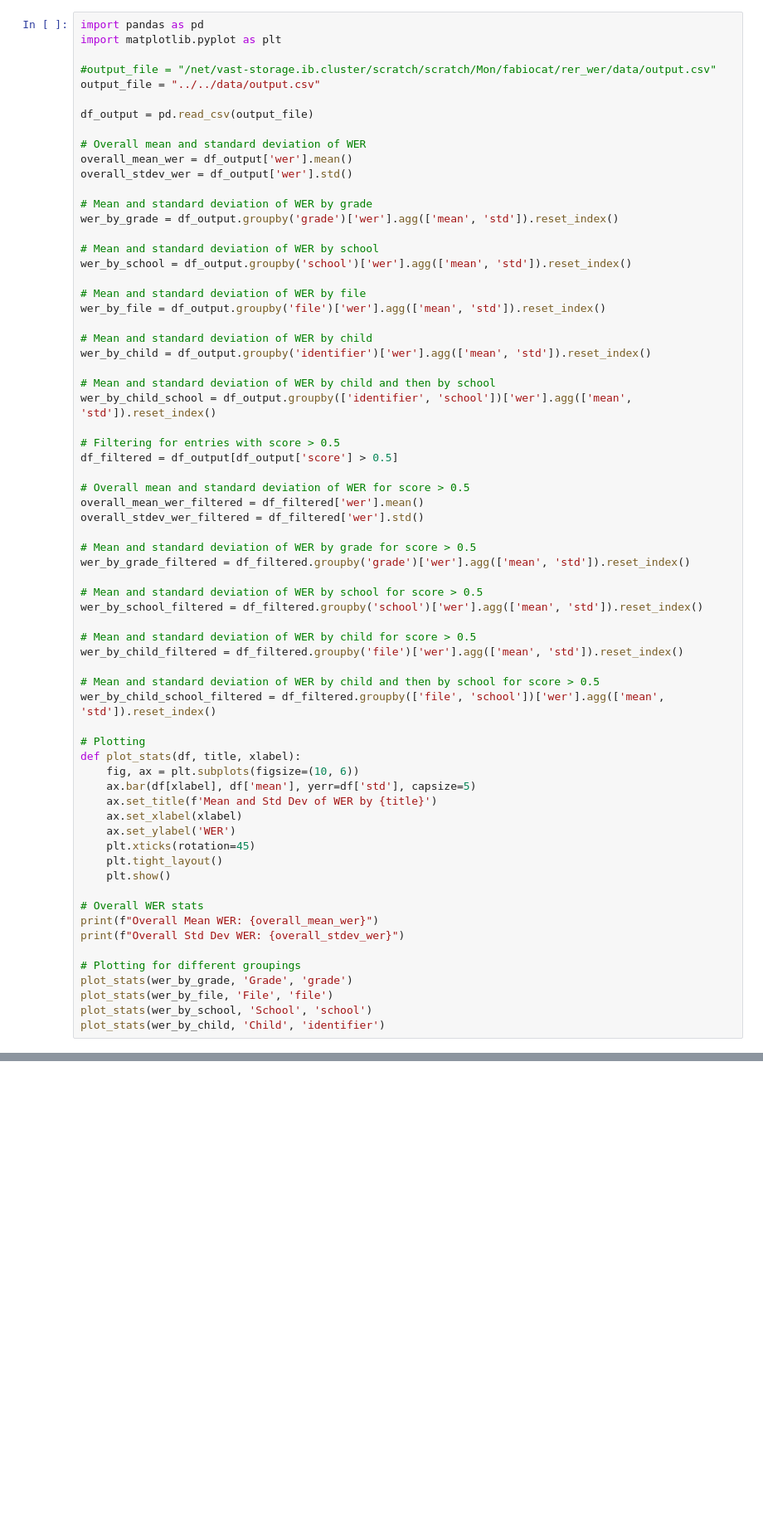
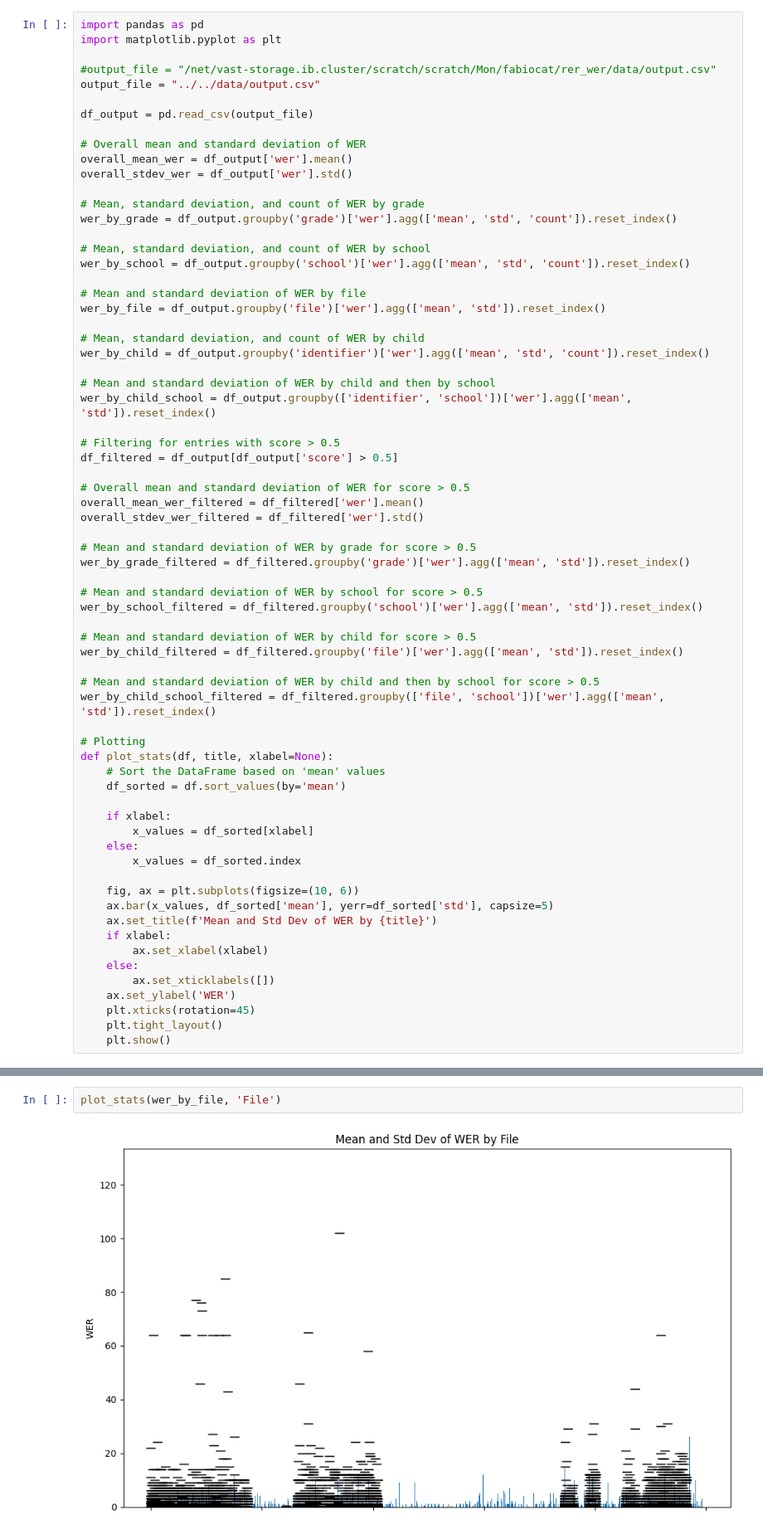
Before and after one commit to sensein/rer_wer, a Jupyter notebook: src/rer_wer/figures.ipynb, the cells around one changed output, grey strips where cells are left out. Shown: that part at 83% size. Cells and saved outputs as stored; diff of their text form; blank space fills up the shorter version.

Commit message:
plotting wer

```diff
--- a/src/rer_wer/figures.ipynb
+++ b/src/rer_wer/figures.ipynb
@@ -11,17 +11,17 @@ df_output = pd.read_csv(output_file)
 overall_mean_wer = df_output['wer'].mean()
 overall_stdev_wer = df_output['wer'].std()
 
-# Mean and standard deviation of WER by grade
-wer_by_grade = df_output.groupby('grade')['wer'].agg(['mean', 'std']).reset_index()
+# Mean, standard deviation, and count of WER by grade
+wer_by_grade = df_output.groupby('grade')['wer'].agg(['mean', 'std', 'count']).reset_index()
 
-# Mean and standard deviation of WER by school
-wer_by_school = df_output.groupby('school')['wer'].agg(['mean', 'std']).reset_index()
+# Mean, standard deviation, and count of WER by school
+wer_by_school = df_output.groupby('school')['wer'].agg(['mean', 'std', 'count']).reset_index()
 
 # Mean and standard deviation of WER by file
 wer_by_file = df_output.groupby('file')['wer'].agg(['mean', 'std']).reset_index()
 
-# Mean and standard deviation of WER by child
-wer_by_child = df_output.groupby('identifier')['wer'].agg(['mean', 'std']).reset_index()
+# Mean, standard deviation, and count of WER by child
+wer_by_child = df_output.groupby('identifier')['wer'].agg(['mean', 'std', 'count']).reset_index()
 
 # Mean and standard deviation of WER by child and then by school
 wer_by_child_school = df_output.groupby(['identifier', 'school'])['wer'].agg(['mean', 'std']).reset_index()
@@ -46,22 +46,23 @@ wer_by_child_filtered = df_filtered.groupby('file')['wer'].agg(['mean', 'std']).
 wer_by_child_school_filtered = df_filtered.groupby(['file', 'school'])['wer'].agg(['mean', 'std']).reset_index()
 
 # Plotting
-def plot_stats(df, title, xlabel):
+def plot_stats(df, title, xlabel=None):
+    # Sort the DataFrame based on 'mean' values
+    df_sorted = df.sort_values(by='mean')
+
+    if xlabel:
+        x_values = df_sorted[xlabel]
+    else:
+        x_values = df_sorted.index
+
     fig, ax = plt.subplots(figsize=(10, 6))
-    ax.bar(df[xlabel], df['mean'], yerr=df['std'], capsize=5)
+    ax.bar(x_values, df_sorted['mean'], yerr=df_sorted['std'], capsize=5)
     ax.set_title(f'Mean and Std Dev of WER by {title}')
-    ax.set_xlabel(xlabel)
+    if xlabel:
+        ax.set_xlabel(xlabel)
+    else:
+        ax.set_xticklabels([])
     ax.set_ylabel('WER')
     plt.xticks(rotation=45)
     plt.tight_layout()
     plt.show()
-
-# Overall WER stats
-print(f"Overall Mean WER: {overall_mean_wer}")
-print(f"Overall Std Dev WER: {overall_stdev_wer}")
-
-# Plotting for different groupings
-plot_stats(wer_by_grade, 'Grade', 'grade')
-plot_stats(wer_by_file, 'File', 'file')
-plot_stats(wer_by_school, 'School', 'school')
-plot_stats(wer_by_child, 'Child', 'identifier')
@@ -87,0 +133,4 @@ df_output
+# %%
+plot_stats(wer_by_file, 'File')
+# %% [output]
+[figure, added]
```
Also changed, not shown: parts of 11 cells of this notebook.
